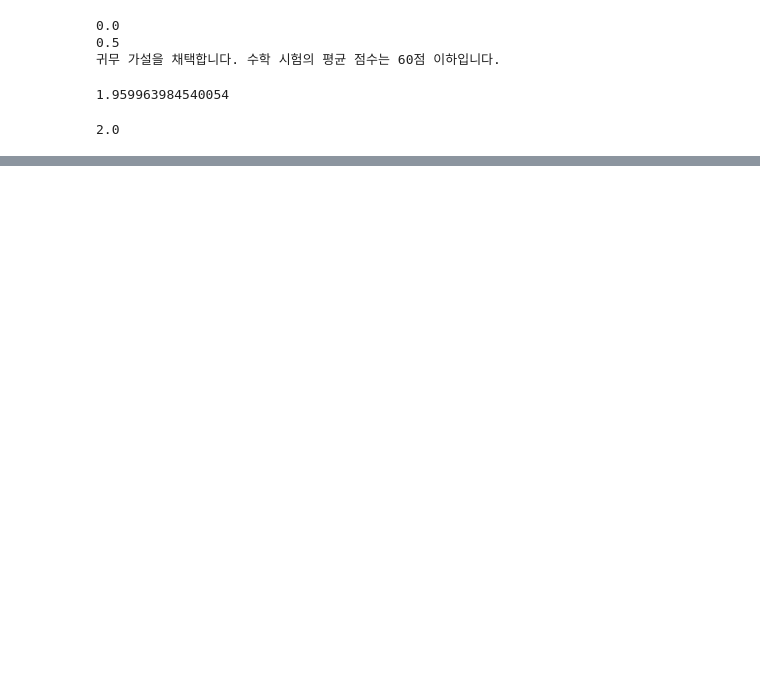
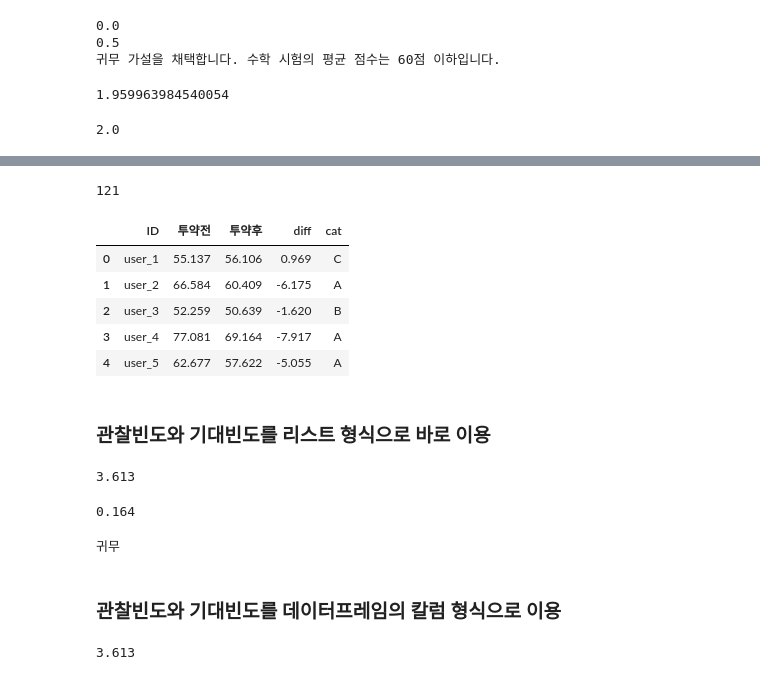
Before and after one commit to Minju-nimm/BDA_Certificate, a Jupyter notebook: 작업형3/예상문제1.ipynb, the cells around one changed output, grey strips where cells are left out. Saved outputs shown, nothing was run; the diff lists cells and outputs as text; code cells hidden in the pictures; blank space fills up the shorter version.

```diff
--- a/작업형3/예상문제1.ipynb
+++ b/작업형3/예상문제1.ipynb
@@ -230,0 +238,4 @@ print(z)
+# %%
+import pandas as pd
+df = pd.read_csv('https://raw.githubusercontent.com/Datamanim/datarepo/main/krdatacertificate/e3_p3_1.csv')
+df.head()
@@ -230,0 +262,70 @@ print(z)
+# %%
+# 1) A 등급에 해당하는 유저
+
+# 먼저 투약후 체중 - 투약 전 체중 차이 칼럼을 새로 생성
+df["diff"] = df["투약후"] - df["투약전"]
+result = len(df[df["diff"] <= -3])
+print(result)
+# %% [output]
+121
+# %%
+# A, B, C 그룹을 할당하자
+
+def cat(x):
+    cat= ''
+    if x <= -3 :
+        cat = "A"
+    elif -3 < x <= 0 :
+        cat = "B"
+    elif x > 0 :
+        cat = "C"
+    return cat
+
+df["cat"]= df["diff"].apply(cat)
+
+df.head()
+# %% [output]
+|  | ID | 투약전 | 투약후 | diff | cat |
+| 0 | user_1 | 55.137 | 56.106 | 0.969 | C |
+| 1 | user_2 | 66.584 | 60.409 | -6.175 | A |
+| 2 | user_3 | 52.259 | 50.639 | -1.620 | B |
+| 3 | user_4 | 77.081 | 69.164 | -7.917 | A |
+| 4 | user_5 | 62.677 | 57.622 | -5.055 | A |
+# %% [markdown]
+### 관찰빈도와 기대빈도를 리스트 형식으로 바로 이용
+# %%
+# 리스트로 적용
+obs = df["cat"].value_counts().values # 관찰빈도
+exp = [len(df['cat'])*0.5, len(df['cat'])*0.25, len(df['cat'])*0.25] # 기대빈도
+
+from scipy.stats import chisquare
+s,p = chisquare(obs, exp)
+
+# 2) 검정통계량
+print(round(s, 3))
+# %% [output]
+3.613
+# %%
+# 3) p-value
+print(round(p, 3))
+# %% [output]
+0.164
+# %%
+# 4) 가설 채택
+# p-value값이 0.05보다 크므로, 귀무가설을 기각하지 못한다. 따라서 귀무가설을 채택
+print("귀무")
+# %% [output]
+귀무
+# %% [markdown]
+### 관찰빈도와 기대빈도를 데이터프레임의 칼럼 형식으로 이용
+# %%
+target = df['cat'].value_counts().sort_index().to_frame()
+target['expected'] = [target['cat'].sum()*0.5,target['cat'].sum()*0.25,target['cat'].sum()*0.25]
+
+from scipy.stats import chisquare
+s,p = chisquare(target['cat'],target['expected'])
+
+round_s = round(s,3)
+print(round_s)
+# %% [output]
+3.613
```
Also changed, not shown: parts of 30 cells of this notebook.
